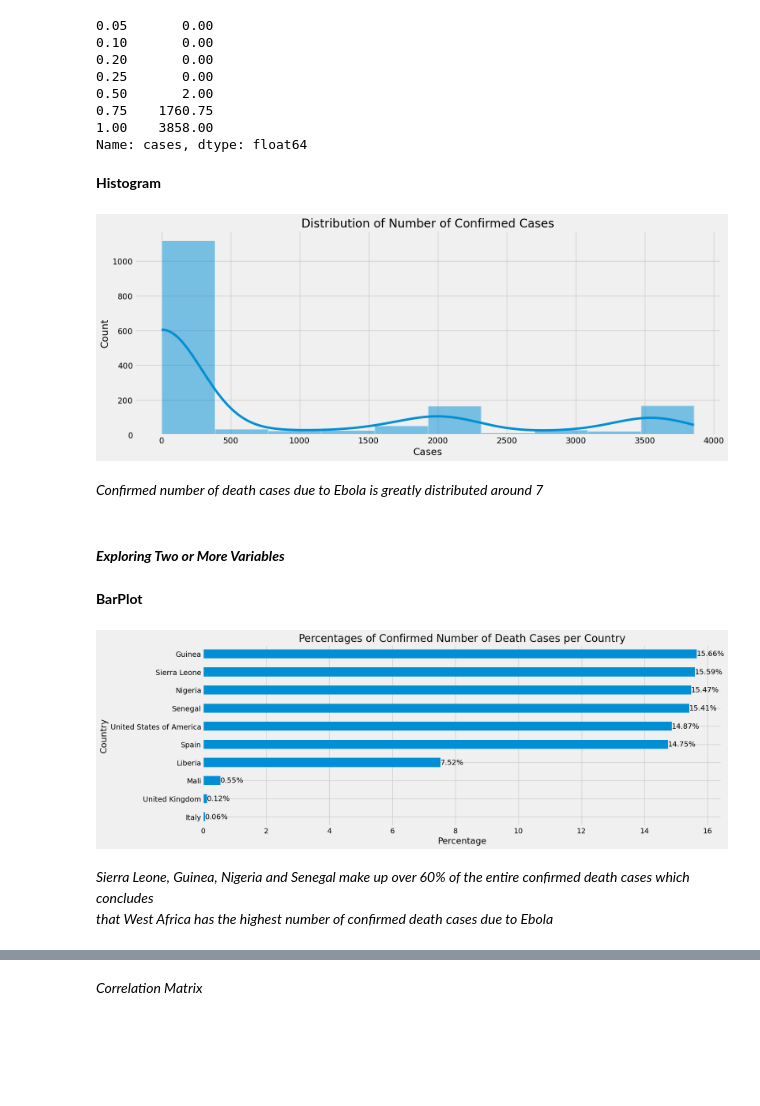
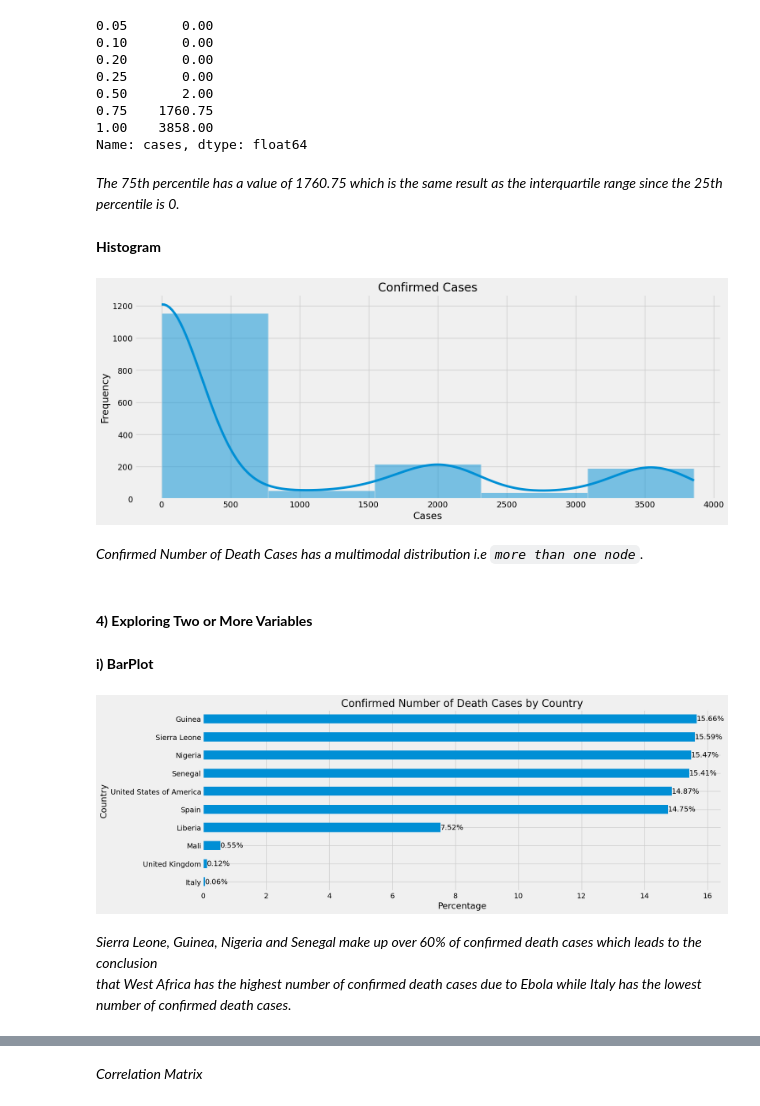
Before and after one commit to adrianjuliusaluoch/Ebola_Time_Series_Analysis, a Jupyter notebook: ebola_time_series.ipynb, the cells around one changed output, grey strips where cells are left out. Saved outputs shown, nothing was run; the diff lists cells and outputs as text; code cells hidden in the pictures; blank space fills up the shorter version.

```diff
--- a/ebola_time_series.ipynb
+++ b/ebola_time_series.ipynb
@@ -216,22 +228,25 @@ data['cases'].quantile([0.05,0.1,0.2,0.25,0.5,0.75,1.0])
 0.75    1760.75
 1.00    3858.00
 Name: cases, dtype: float64
+# %% [markdown]
+*The 75th percentile has a value of 1760.75 which is the same result as the interquartile range since the 25th percentile is 0.*
 # %% [markdown]
 **Histogram**
 # %%
 plt.figure(figsize=(16,6))
-sns.histplot(x=data['cases'],kde=True,bins=10)
-plt.title('Distribution of Number of Confirmed Cases')
+sns.histplot(x=data['cases'],kde=True,bins=5)
+plt.title('Confirmed Cases')
 plt.xlabel('Cases')
+plt.ylabel('Frequency')
 plt.show()
 # %% [output]
-[figure, old version]
+[figure, new version]
-# %% [markdown]
-*Confirmed number of death cases due to Ebola is greatly distributed around 7*
+# %% [markdown]
+*Confirmed Number of Death Cases has a multimodal distribution i.e `more than one node`.*
 # %% [markdown]
-#### ***Exploring Two or More Variables***
+#### ****4) Exploring Two or More Variables****
 # %% [markdown]
-**BarPlot**
+**i) BarPlot**
 # %%
 ax=(data['country'].value_counts(normalize=True)*100).sort_values().plot(kind='barh',figsize=(16,6))
 for a in ax.containers:
@@ -239,9 +254,9 @@ for a in ax.containers:
 
 plt.xlabel('Percentage')
 plt.ylabel('Country')
-plt.title('Percentages of Confirmed Number of Death Cases per Country')
+plt.title('Confirmed Number of Death Cases by Country')
 plt.show()
 # %% [output]
-[figure, old version]
+[figure, new version]
 # %% [markdown]
-*Sierra Leone, Guinea, Nigeria and Senegal make up over 60% of the entire confirmed death cases which concludes <br/> that West Africa has the highest number of confirmed death cases due to Ebola*
+*Sierra Leone, Guinea, Nigeria and Senegal make up over 60% of confirmed death cases which leads to the conclusion <br/> that West Africa has the highest number of confirmed death cases due to Ebola while Italy has the lowest number of confirmed death cases.*
```
Also changed, not shown: parts of 96 cells of this notebook.
